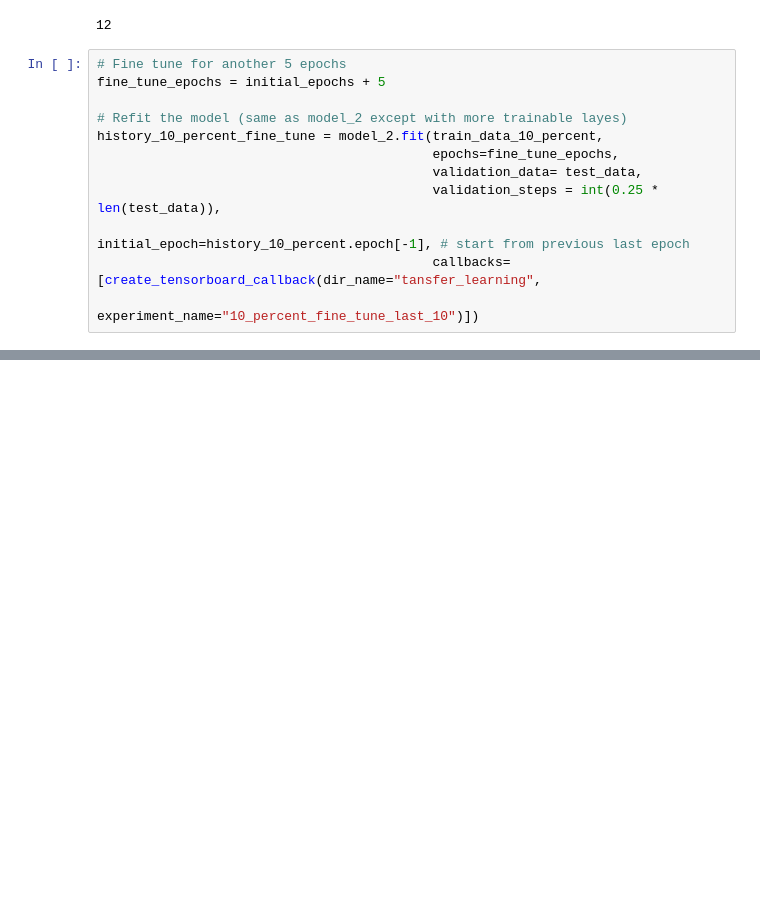
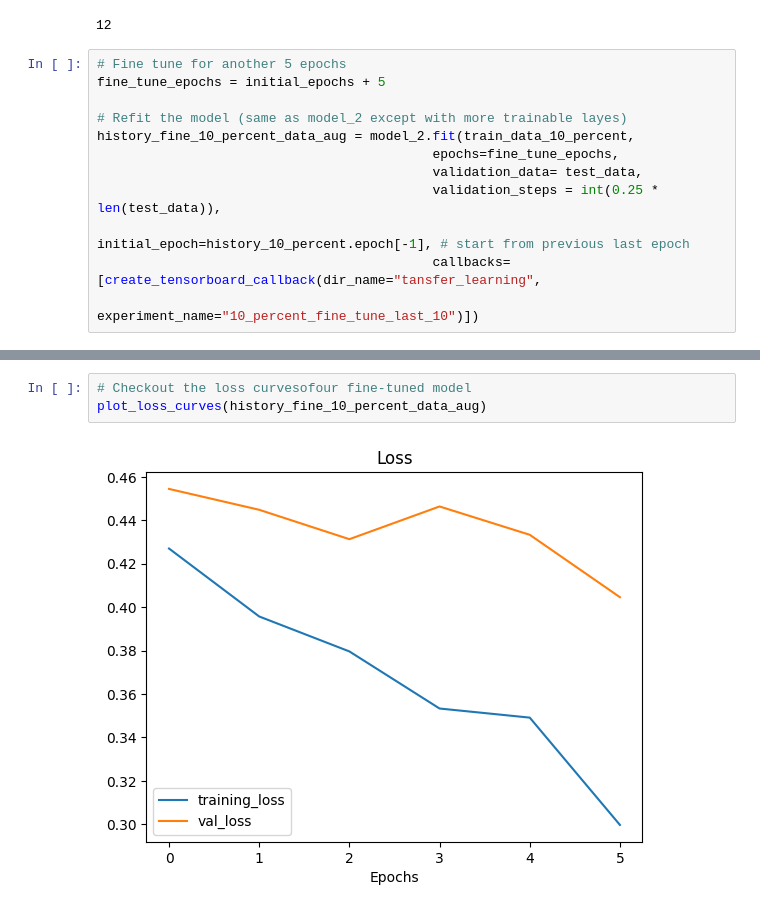
Before and after one commit to fachiny17/machine_learning, a Jupyter notebook: tensorflow_course/05_transfer_learning_in_tensorflow_part_2_fine_tuning.ipynb, the cells around one changed output, grey strips where cells are left out. Saved outputs shown, nothing was run; the diff lists cells and outputs as text; blank space fills up the shorter version.

```diff
--- a/tensorflow_course/05_transfer_learning_in_tensorflow_part_2_fine_tuning.ipynb
+++ b/tensorflow_course/05_transfer_learning_in_tensorflow_part_2_fine_tuning.ipynb
@@ -778,7 +778,7 @@ print(len(model_2.trainable_variables))
 fine_tune_epochs = initial_epochs + 5
 
 # Refit the model (same as model_2 except with more trainable layes)
-history_10_percent_fine_tune = model_2.fit(train_data_10_percent,
+history_fine_10_percent_data_aug = model_2.fit(train_data_10_percent,
                                            epochs=fine_tune_epochs,
                                            validation_data= test_data,
                                            validation_steps = int(0.25 * len(test_data)),
@@ -806,0 +807,5 @@ results_fine_tune_10_percent = model_2.evaluate(test_data)
+# %%
+# Checkout the loss curvesofour fine-tuned model
+plot_loss_curves(history_fine_10_percent_data_aug)
+# %% [output]
+[figure, added]
```
Also changed, not shown: parts of 3 cells of this notebook.
